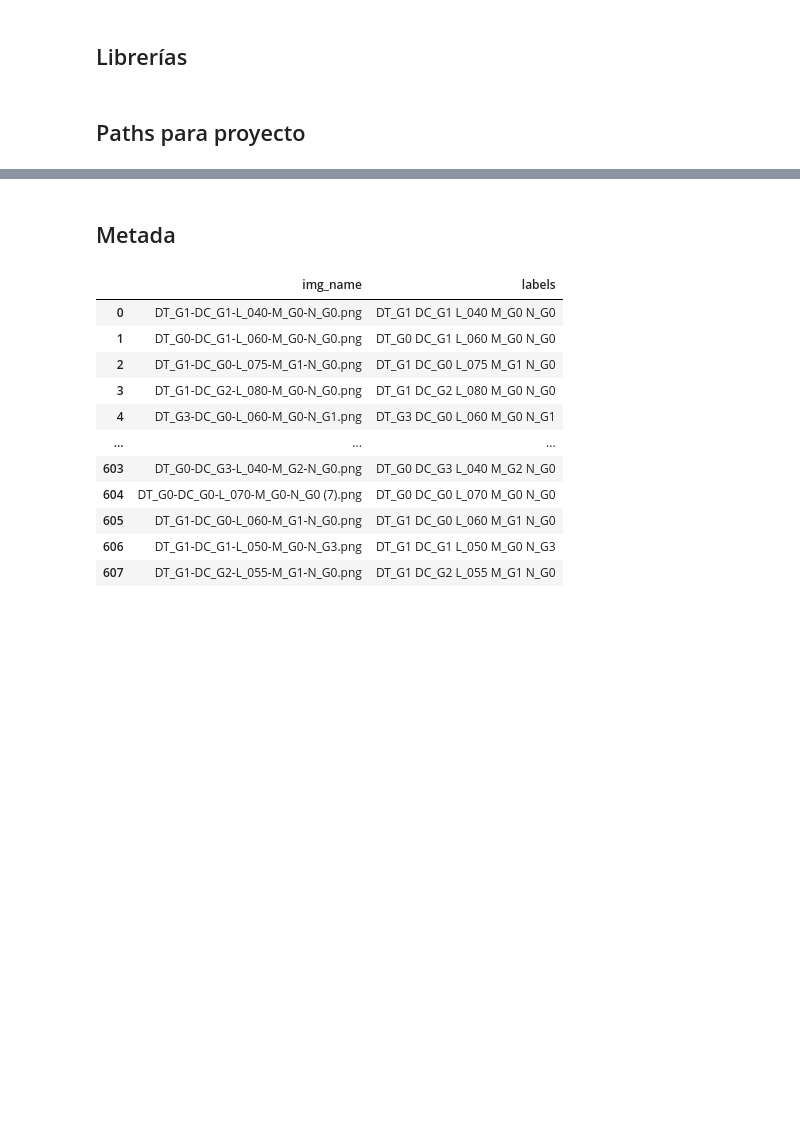
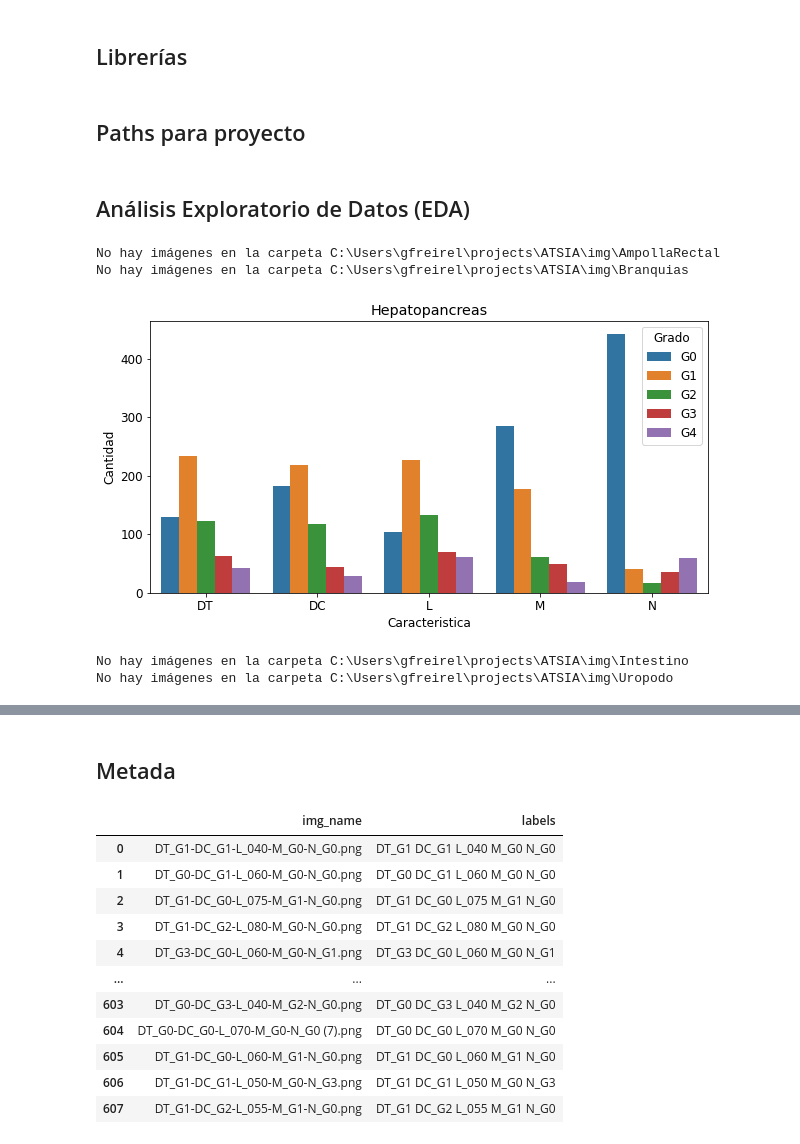
Before and after one commit to gabrielfreire08/ATSIA, a Jupyter notebook: atsia.ipynb, the cells around one changed output, grey strips where cells are left out. Drawn from its saved outputs; the diff is of its cells as text; code cells hidden in the pictures; blank space fills up the shorter version.

Commit message:
updating atsia.ipynb to count img categories

```diff
--- a/atsia.ipynb
+++ b/atsia.ipynb
@@ -43,9 +44,14 @@ from tqdm import tqdm
 # %%
 organos = ["AmpollaRectal", "Branquias", "Hepatopancreas", "Intestino", "Uropodo"]
 grados = ["G0", "G1", "G2", "G3", "G4"]
+caracteristicas = {"AmpollaRectal" :["GG", "N"], #"Gregarinas Gametocistos, Nemátodos"
+                   "Branquias" : ["S", "M", "N", "P", "AF"],# "Suciedad, Melanización, Necrosis, Protozoarios y Algas Filamentosas"
+                   "Hepatopancreas" : ["DT", "DC", "L", "M", "N"], #"Deformidad Tubular, Desprendimiento Celular, Lípidos, Melanización y Necrosis"
+                   "Intestino" : ["GT" "GG", "N", "A", "RC"], #"Gregarinas Trofozoito, Gregarina Gametocistos, Nemátodos, Algas y Restos de Crustaceos"
+                   "Uropodo" : ["Prem", "Muda", "Post", "Inte"]}
 
 #Necesitamos la cantidad de caracteres que cada nomenclatura tiene para cada órgano
-organo_len = {"AmpollaRectal" : 10, "Branquias" : 25, "Hepatopancreas" : 27, "Intestino" : 27, "Uropodo" :4}
+organo_len = {"AmpollaRectal" : 10, "Branquias" : 25, "Hepatopancreas" : 26, "Intestino" : 27, "Uropodo" :4}
 # %%
 main_path = Path(os.getcwd()) #Cuando estemos en local
 # main_path = "/content/drive/MyDrive/ATSIA" #Cuando usamos Google Drive
@@ -63,3 +69,24 @@ for organo in organos:
 organo = "Hepatopancreas"
 # %%
 # SIZE = 200
+# %% [markdown]
+<a name='eda'></a>
+## Análisis Exploratorio de Datos (EDA)
+# %%
+count = get_img_count(organos, organo_len, caracteristicas, grados, path)
+# %%
+for organo in organos:
+    data = count[count["Organo"] == organo]
+    if data["Cantidad"].sum() != 0:
+        plt.figure(figsize=(10,5))
+        sns.barplot(data = data, x = "Caracteristica", y = "Cantidad", hue = "Grado")
+        plt.title(f"{organo}", )
+        plt.show()
+    else:
+        print(f"No hay imágenes en la carpeta {path['img'][organo]}")
+# %% [output]
+No hay imágenes en la carpeta C:\Users\gfreirel\projects\ATSIA\img\AmpollaRectal
+No hay imágenes en la carpeta C:\Users\gfreirel\projects\ATSIA\img\Branquias
+[figure, added]
+No hay imágenes en la carpeta C:\Users\gfreirel\projects\ATSIA\img\Intestino
+No hay imágenes en la carpeta C:\Users\gfreirel\projects\ATSIA\img\Uropodo
```
Also changed, not shown: parts of 3 cells of this notebook.
